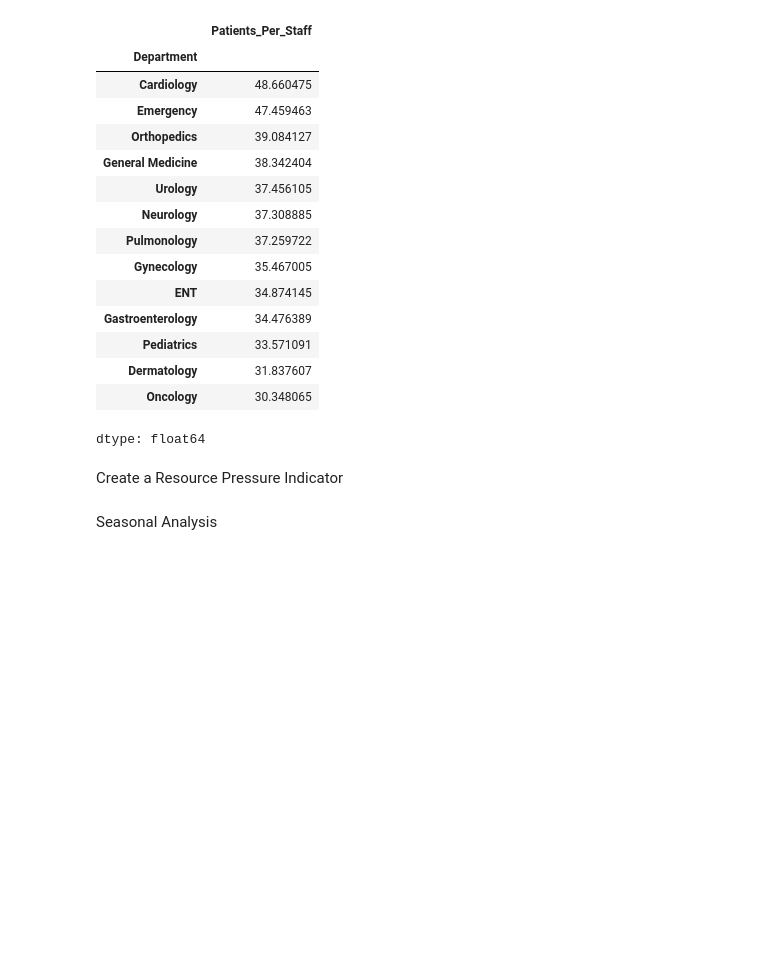
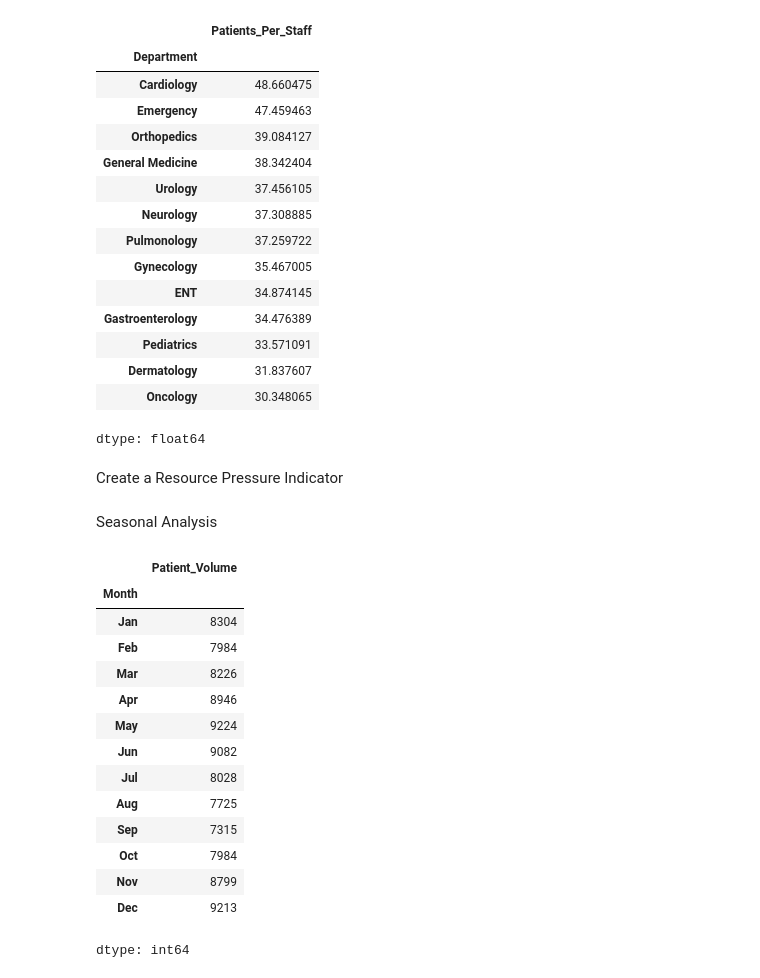
Before and after one commit to PRIYA-P14/Hospital_Resource_Allocation_Analysis, a Jupyter notebook: Hospital_Resource_Allocation_Analysis.ipynb, the cells around one changed output. Saved outputs shown, nothing was run; the diff lists cells and outputs as text; code cells hidden in the pictures; blank space fills up the shorter version.

```diff
--- a/Hospital_Resource_Allocation_Analysis.ipynb
+++ b/Hospital_Resource_Allocation_Analysis.ipynb
@@ -241,3 +241,26 @@ df["Month"] = pd.Categorical(
     categories=month_order,
     ordered=True
 )
+# %%
+monthly_patients = (
+    df.groupby("Month", observed=True)["Patient_Volume"]
+      .sum()
+)
+
+monthly_patients
+# %% [output]
+|  | Patient_Volume |
+| Month |  |
+| Jan | 8304 |
+| Feb | 7984 |
+| Mar | 8226 |
+| Apr | 8946 |
+| May | 9224 |
+| Jun | 9082 |
+| Jul | 8028 |
+| Aug | 7725 |
+| Sep | 7315 |
+| Oct | 7984 |
+| Nov | 8799 |
+| Dec | 9213 |
+dtype: int64
```
Also changed, not shown: parts of 22 cells of this notebook.
